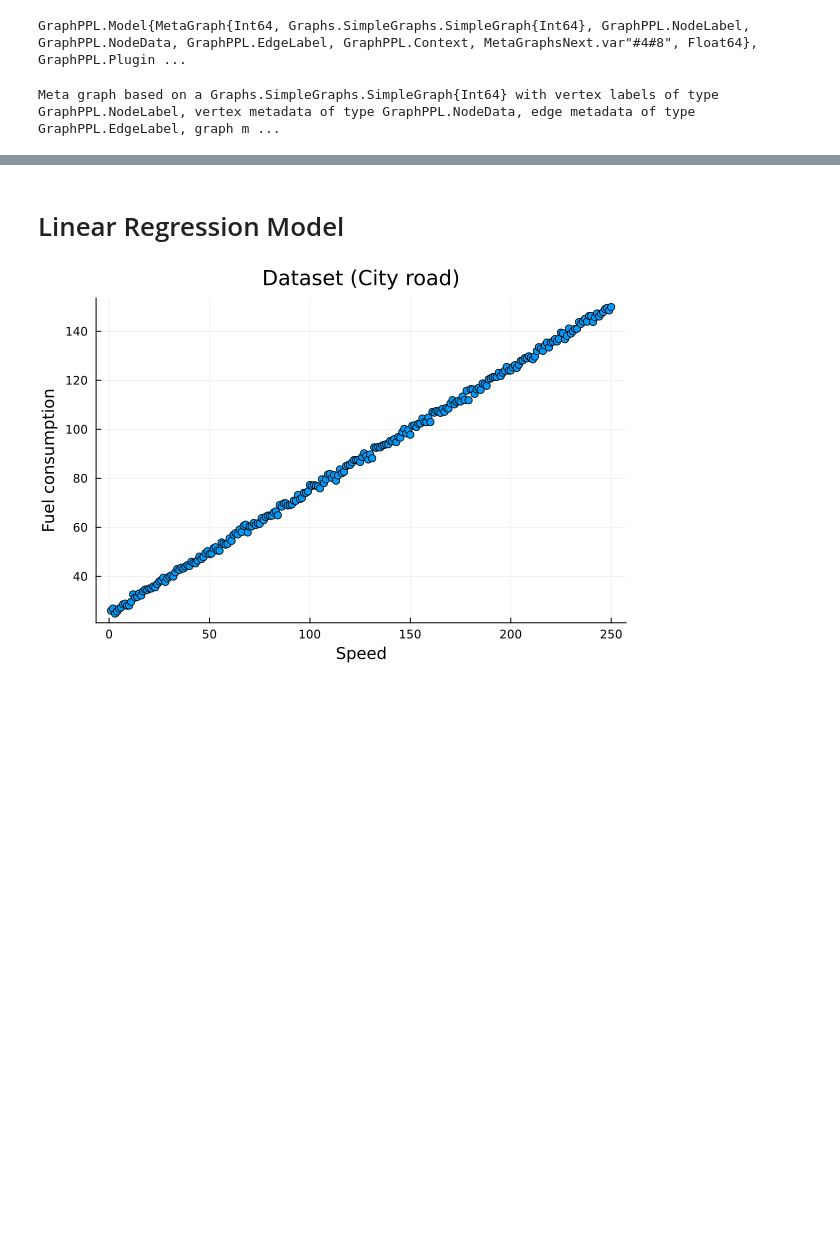
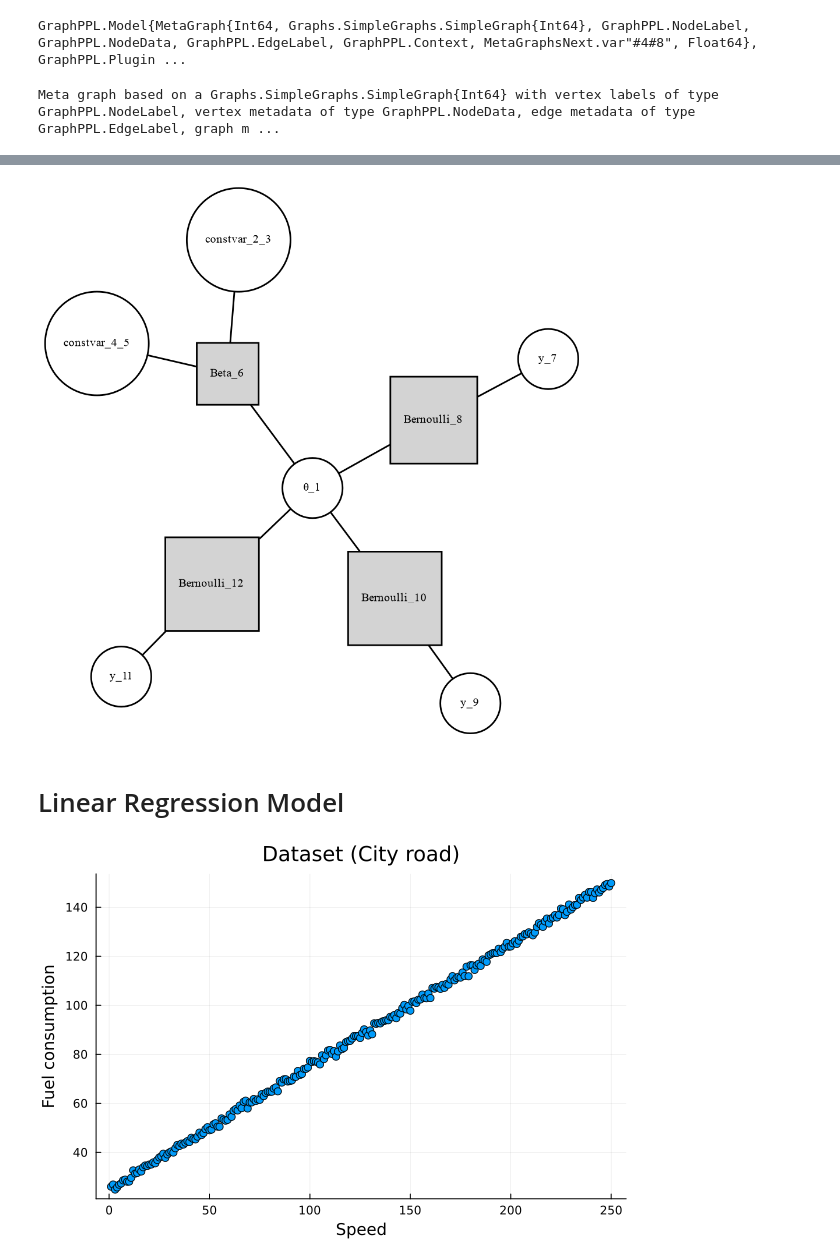
Before and after one commit to FraserP117/ActInf_RxInfer, a Jupyter notebook: GraphViz_GraphPPL_Project_Experimentation.ipynb, the cells around one changed output, grey strips where cells are left out. Cells and saved outputs as stored; diff of their text form; code cells hidden in the pictures; blank space fills up the shorter version.

```diff
--- a/GraphViz_GraphPPL_Project_Experimentation.ipynb
+++ b/GraphViz_GraphPPL_Project_Experimentation.ipynb
@@ -381,5 +320,0 @@ Data associated with a node in a probabilistic graphical model.  The `context` f
-# %%
-for vertex in MetaGraphsNext.vertices(meta_graph)
-    label = MetaGraphsNext.label_for(gppl_model.graph, vertex)
-    println("$(typeof(gppl_model[label].properties))\n")
-end
@@ -406,7 +320,0 @@ GraphPPL.FactorNodeProperties{GraphPPL.NodeData}
-# %%
-for vertex in MetaGraphsNext.vertices(meta_graph)
-    label = MetaGraphsNext.label_for(gppl_model.graph, vertex)
-    if isa(gppl_model[label].properties, GraphPPL.FactorNodeProperties{GraphPPL.NodeData})
-        println("$(gppl_model[label])\n")
-    end
-end
@@ -421,5 +320,0 @@ NodeData in context  with properties fform = Bernoulli, neighbors = Tuple{GraphP
-# %%
-for vertex in MetaGraphsNext.vertices(meta_graph)
-    label = MetaGraphsNext.label_for(gppl_model.graph, vertex)
-    println("$(gppl_model[label].properties)\n")
-end
@@ -613,3 +541,14 @@ show_gv(
+# %%
+show_gv_io_buff_WORKINGV(
+    Model = gppl_model,
+    font_size = 7,
+    edge_length = 1.0,
+    layout = "neato",
+    width = 10.0,
+    height = 10.0
+)
+# %% [output]
+[figure, added]
 # %% [markdown]
 # Linear Regression Model
 # %%
```
Also changed, not shown: parts of 25 cells of this notebook.
